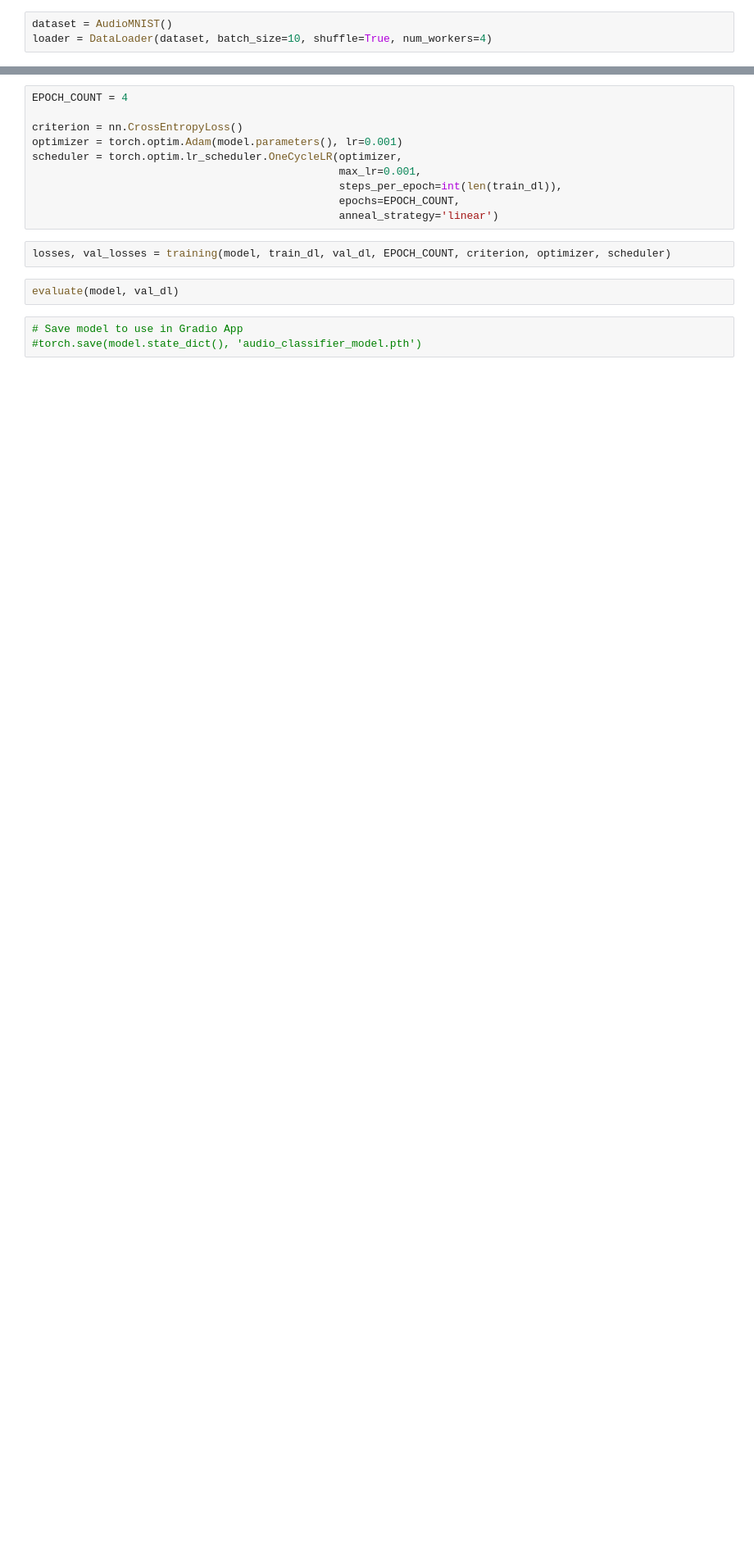
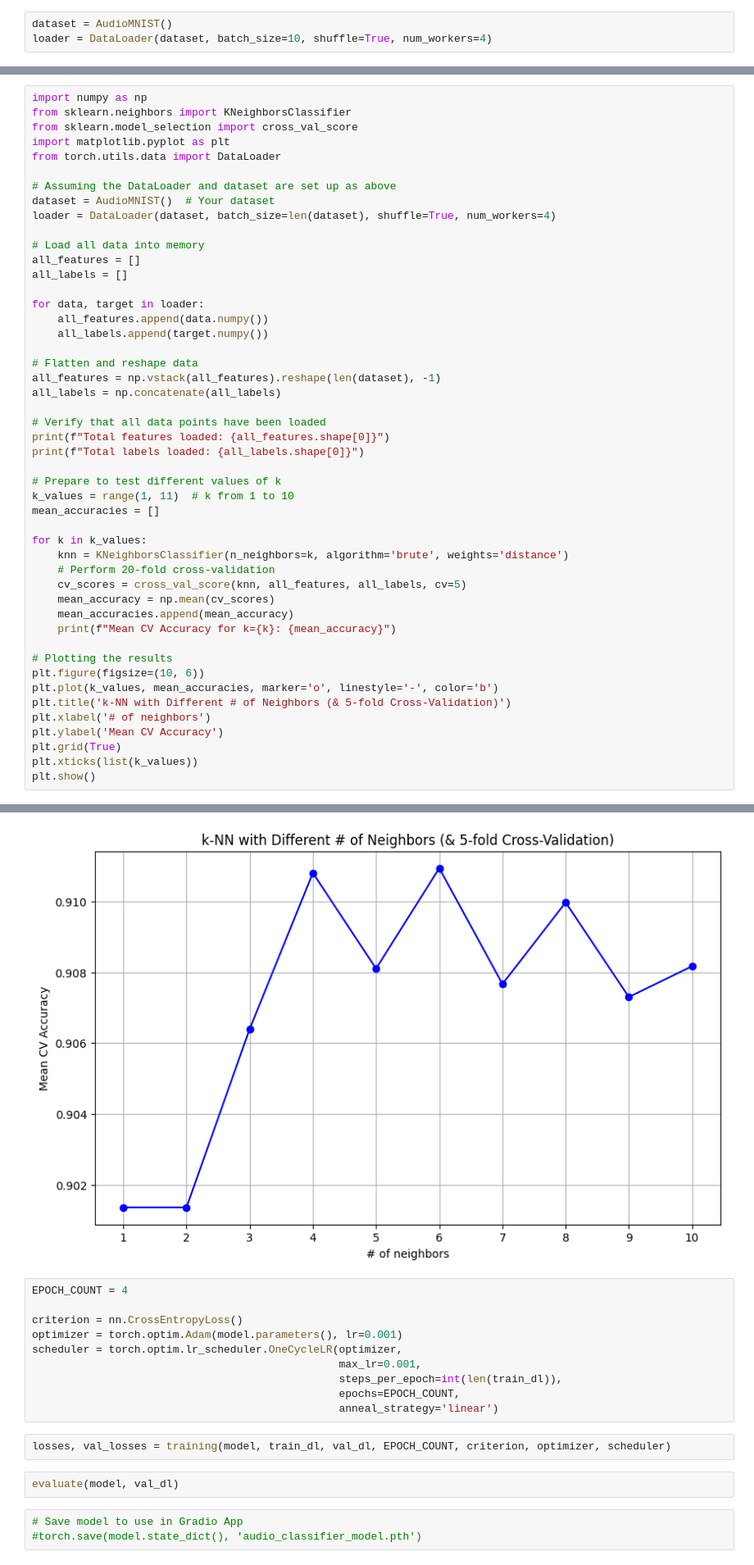
Before and after one commit to jarenadams21/ds4400-CaptchaDis, a Jupyter notebook: space/eval.ipynb, the cells around one changed output, grey strips where cells are left out. Shown at 82% size. Drawn from its saved outputs; the diff is of its cells as text; blank space fills up the shorter version.

Commit message:
cross fold with cv 5

```diff
--- a/space/eval.ipynb
+++ b/space/eval.ipynb
@@ -160,0 +123,49 @@ Test Accuracy: 0.7133333333333334
+# %%
+import numpy as np
+from sklearn.neighbors import KNeighborsClassifier
+from sklearn.model_selection import cross_val_score
+import matplotlib.pyplot as plt
+from torch.utils.data import DataLoader
+
+# Assuming the DataLoader and dataset are set up as above
+dataset = AudioMNIST()  # Your dataset
+loader = DataLoader(dataset, batch_size=len(dataset), shuffle=True, num_workers=4)
+
+# Load all data into memory
+all_features = []
+all_labels = []
+
+for data, target in loader:
+    all_features.append(data.numpy())
+    all_labels.append(target.numpy())
+
+# Flatten and reshape data
+all_features = np.vstack(all_features).reshape(len(dataset), -1)
+all_labels = np.concatenate(all_labels)
+
+# Verify that all data points have been loaded
+print(f"Total features loaded: {all_features.shape[0]}")
+print(f"Total labels loaded: {all_labels.shape[0]}")
+
+# Prepare to test different values of k
+k_values = range(1, 11)  # k from 1 to 10
+mean_accuracies = []
+
+for k in k_values:
+    knn = KNeighborsClassifier(n_neighbors=k, algorithm='brute', weights='distance')
+    # Perform 20-fold cross-validation
+    cv_scores = cross_val_score(knn, all_features, all_labels, cv=5)
+    mean_accuracy = np.mean(cv_scores)
+    mean_accuracies.append(mean_accuracy)
+    print(f"Mean CV Accuracy for k={k}: {mean_accuracy}")
+
+# Plotting the results
+plt.figure(figsize=(10, 6))
+plt.plot(k_values, mean_accuracies, marker='o', linestyle='-', color='b')
+plt.title('k-NN with Different # of Neighbors (& 5-fold Cross-Validation)')
+plt.xlabel('# of neighbors')
+plt.ylabel('Mean CV Accuracy')
+plt.grid(True)
+plt.xticks(list(k_values))
+plt.show()
+# %% [output]
@@ -161,3 +184,4 @@ Test Accuracy: 0.7133333333333334
+[figure, added]
 # %%
 EPOCH_COUNT = 4
 
```
Also changed, not shown: parts of 3 cells of this notebook, 1 other file.
